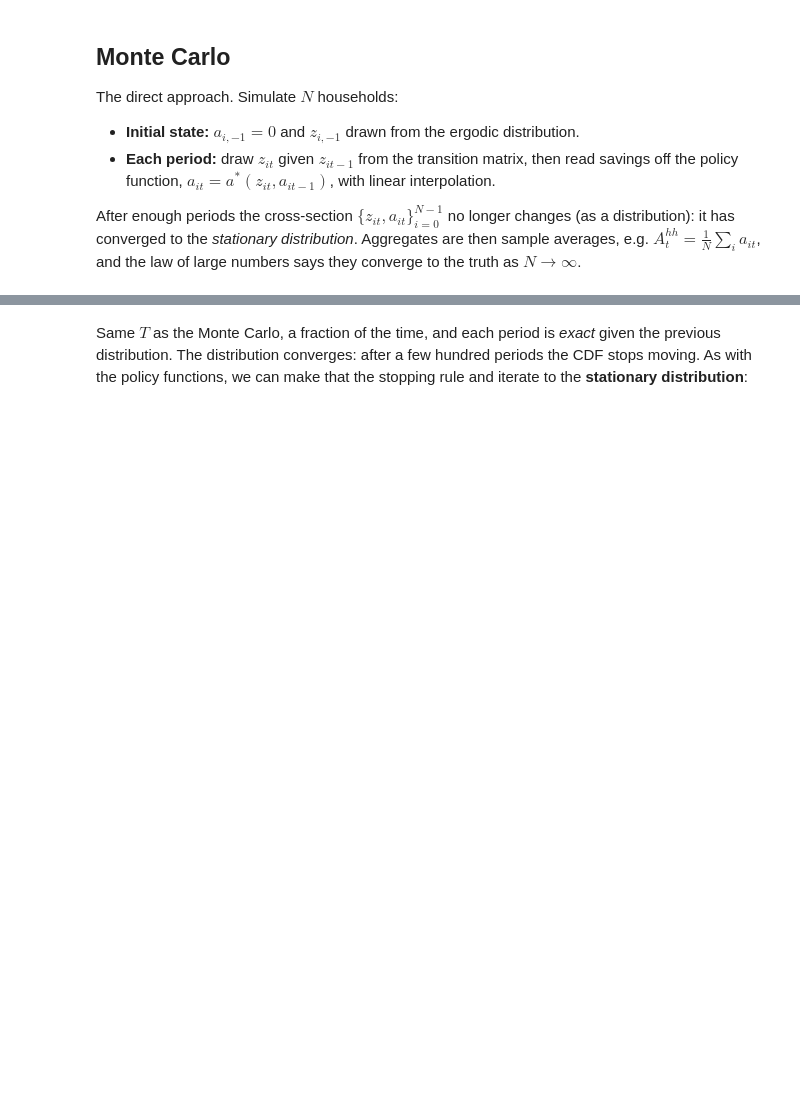
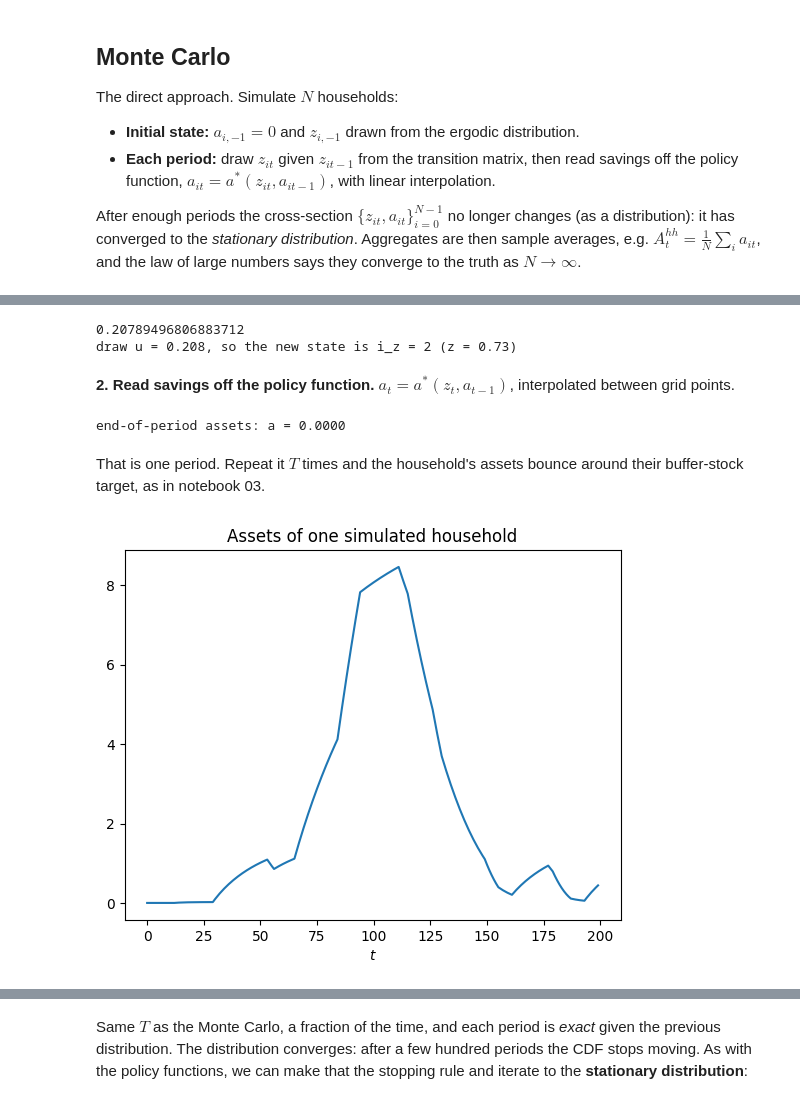
Before and after one commit to NumEconCopenhagen/AdvMacroHet, a Jupyter notebook: 02-03-Consumption-Saving/05_simulation.ipynb, the cells around one changed output, grey strips where cells are left out. Drawn from its saved outputs; the diff is of its cells as text; code cells hidden in the pictures; blank space fills up the shorter version.

```diff
--- a/02-03-Consumption-Saving/05_simulation.ipynb
+++ b/02-03-Consumption-Saving/05_simulation.ipynb
@@ -125,0 +132,6 @@ $N \rightarrow \infty$.
+# %%
+np.random.seed(1917)
+
+a_lag = 0.0
+i_z = np.random.choice(par.Nz,p=par.z_ergodic)
+print(f'initial state: a_lag = {a_lag}, i_z = {i_z} (z = {par.z_grid[i_z]:.2f})')
@@ -125,0 +167,32 @@ $N \rightarrow \infty$.
+# %%
+u = np.random.random()
+print(u)
+i_z = np.searchsorted(z_trans_cumsum[i_z],u)
+print(f'draw u = {u:.3f}, so the new state is i_z = {i_z} (z = {par.z_grid[i_z]:.2f})')
+# %% [output]
+0.20789496806883712
+draw u = 0.208, so the new state is i_z = 2 (z = 0.73)
+# %% [markdown]
+**2. Read savings off the policy function.** $a_t = a^{\ast}(z_t,a_{t-1})$, interpolated between grid points.
+# %%
+a_lag = interp_1d(par.a_grid,a[i_z],a_lag)
+print(f'end-of-period assets: a = {a_lag:.4f}')
+# %% [output]
+end-of-period assets: a = 0.0000
+# %% [markdown]
+That is one period. Repeat it $T$ times and the household's assets bounce around their buffer-stock target, as in notebook 03.
+# %%
+T_sim = 200
+a_sim_one = np.zeros(T_sim)
+
+for t in range(T_sim):
+    i_z = np.searchsorted(z_trans_cumsum[i_z],np.random.random())
+    a_lag = interp_1d(par.a_grid,a[i_z],a_lag)
+    a_sim_one[t] = a_lag
+
+plt.plot(a_sim_one)
+plt.title('Assets of one simulated household')
+plt.xlabel('$t$')
+plt.show()
+# %% [output]
+[figure, added]
```
Also changed, not shown: parts of 47 cells of this notebook, 30 other files.
